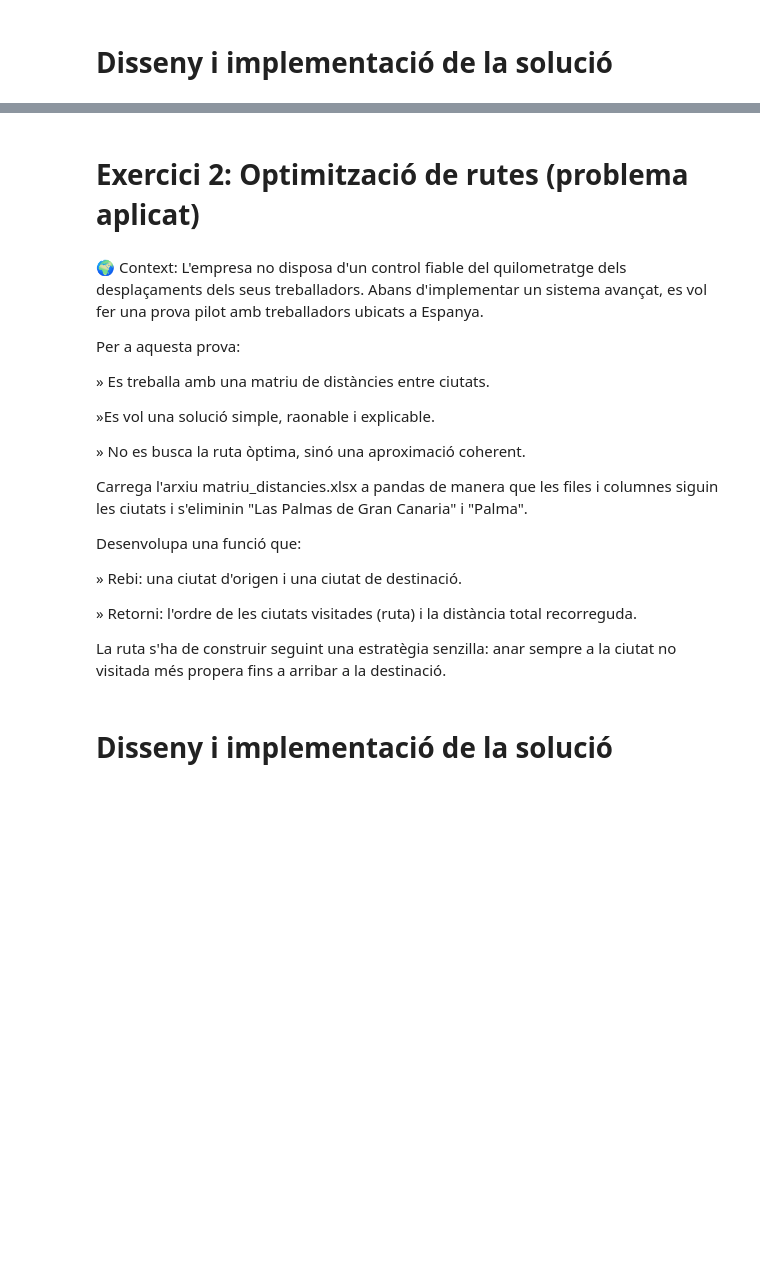
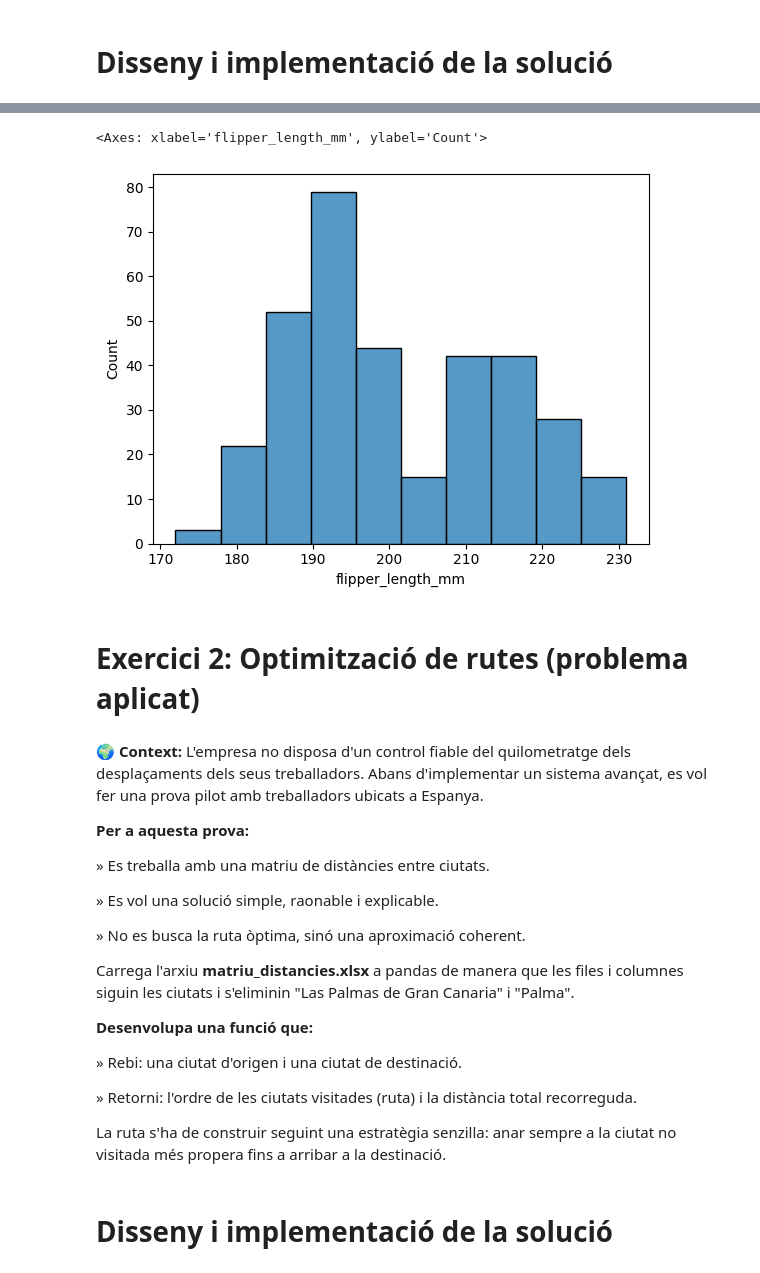
Before and after one commit to roser740/Data-Analytics, a Jupyter notebook: TASQUES S8/TS8_01_roser_carrera.ipynb, the cells around one changed output, grey strips where cells are left out. Drawn from its saved outputs; the diff is of its cells as text; code cells hidden in the pictures; blank space fills up the shorter version.

```diff
--- a/TASQUES S8/TS8_01_roser_carrera.ipynb
+++ b/TASQUES S8/TS8_01_roser_carrera.ipynb
@@ -1544,0 +1560,11 @@ grup.plot.bar(x='Ciutat', y='Salari mensual')
+# %%
+
+#import matplotlib.pyplot as plt
+
+# Cargar el dataset de pingüinos
+df = sns.load_dataset("penguins")
+
+
+# Ver las primeras filas
+display(df.head())
+crear_grafic(df, path_grafics)
@@ -1545,19 +1582,24 @@ grup.plot.bar(x='Ciutat', y='Salari mensual')
+# %%
+sns.histplot(data=df, x="flipper_length_mm")
+# %% [output]
+<Axes: xlabel='flipper_length_mm', ylabel='Count'>
+[figure, added]
 # %% [markdown]
 # **Exercici 2: Optimització de rutes (problema aplicat)**
 # %% [markdown]
-🌍 Context: L'empresa no disposa d'un control fiable del quilometratge dels desplaçaments dels seus treballadors. Abans d'implementar un sistema avançat, es vol fer una prova pilot amb treballadors ubicats a Espanya.
+🌍 **Context:** L'empresa no disposa d'un control fiable del quilometratge dels desplaçaments dels seus treballadors. Abans d'implementar un sistema avançat, es vol fer una prova pilot amb treballadors ubicats a Espanya.
 
-Per a aquesta prova:
+**Per a aquesta prova:**
 
 » Es treballa amb una matriu de distàncies entre ciutats.
 
-»Es vol una solució simple, raonable i explicable.
+» Es vol una solució simple, raonable i explicable.
 
 » No es busca la ruta òptima, sinó una aproximació coherent.
 
-Carrega l'arxiu matriu_distancies.xlsx a pandas de manera que les files i columnes siguin les ciutats i s'eliminin "Las Palmas de Gran Canaria" i "Palma".
+Carrega l'arxiu **matriu_distancies.xlsx** a pandas de manera que les files i columnes siguin les ciutats i s'eliminin "Las Palmas de Gran Canaria" i "Palma".
 
-Desenvolupa una funció que:
+**Desenvolupa una funció que:**
 
 » Rebi: una ciutat d'origen i una ciutat de destinació.
 
```
Also changed, not shown: parts of 40 cells of this notebook.
